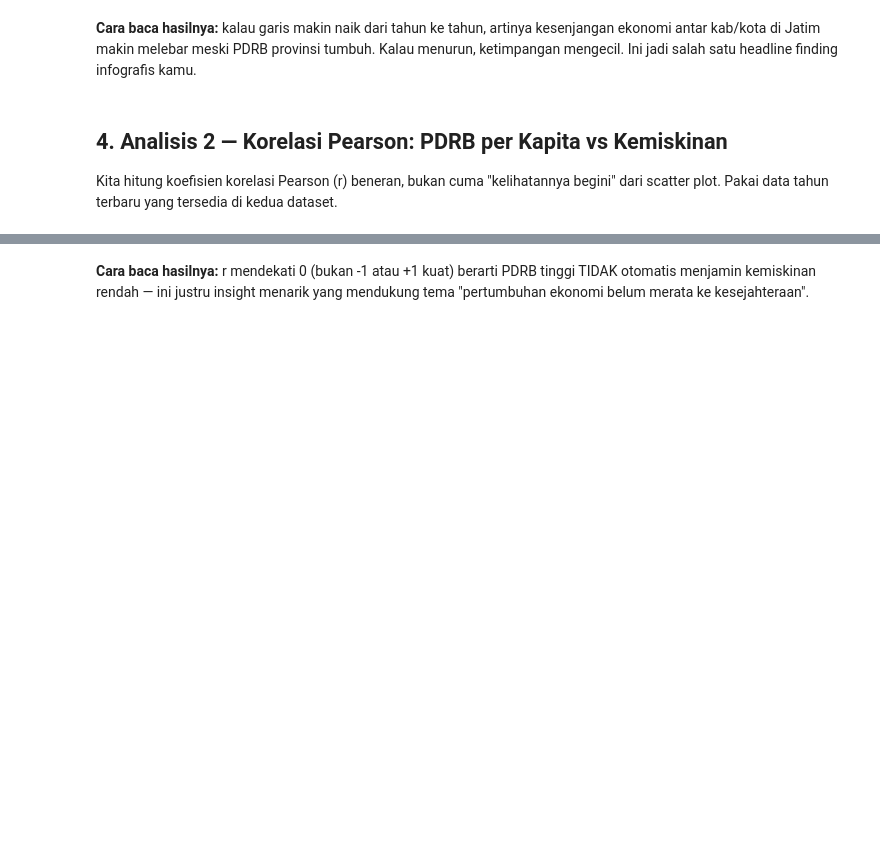
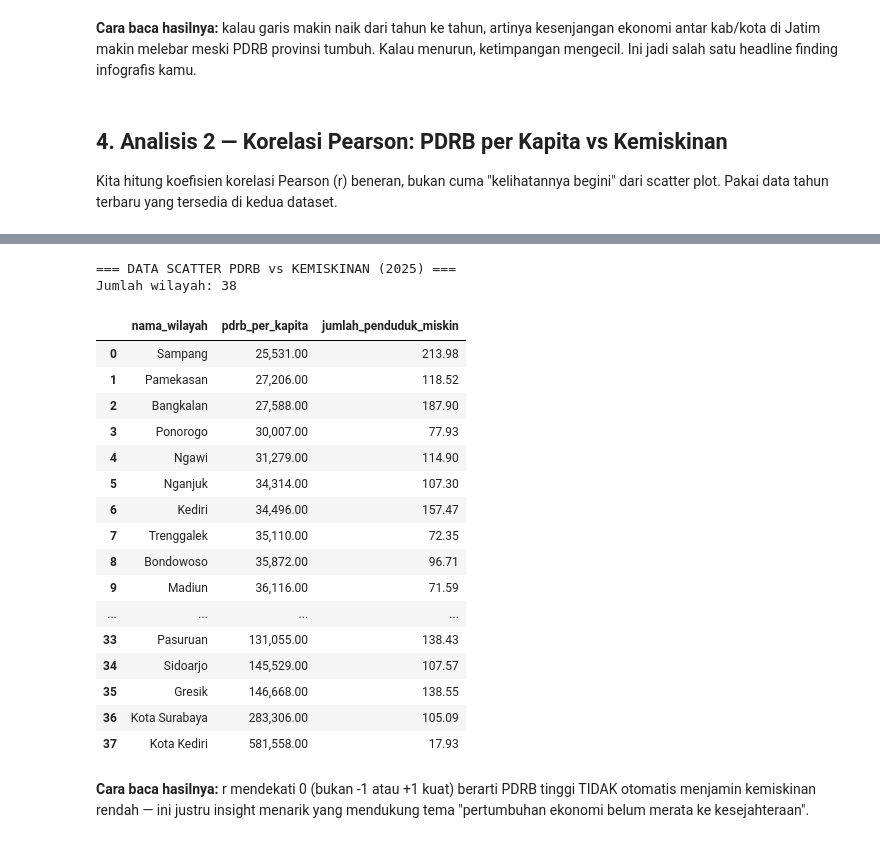
Before and after one commit to maylafzra/PKL-KOMINFO-NEW, a Jupyter notebook: analisis_infografis/infografis_1_ketimpangan_ekonomi/analisis_ketimpangan_ekonomi.ipynb, the cells around one changed output, grey strips where cells are left out. Cells and saved outputs as stored; diff of their text form; code cells hidden in the pictures; blank space fills up the shorter version.

```diff
--- a/analisis_infografis/infografis_1_ketimpangan_ekonomi/analisis_ketimpangan_ekonomi.ipynb
+++ b/analisis_infografis/infografis_1_ketimpangan_ekonomi/analisis_ketimpangan_ekonomi.ipynb
@@ -645,3 +864,50 @@ Bonus — Korelasi PDRB per Kapita vs TPT: r = 0.240, p = 0.1459
+# %%
+# ============================================================
+# TABEL DATA UNTUK SCATTER PLOT
+# ============================================================
+
+tahun_terbaru = df["tahun"].max()
+
+df_latest = (
+    df[df["tahun"] == tahun_terbaru]
+    .dropna(subset=["pdrb_per_kapita", "jumlah_penduduk_miskin"])
+    .copy()
+)
+
+# Ambil kolom yang dibutuhkan untuk scatter
+tabel_scatter = df_latest[
+    ["nama_wilayah", "pdrb_per_kapita", "jumlah_penduduk_miskin"]
+].copy()
+
+# Urutkan berdasarkan PDRB per kapita
+tabel_scatter = tabel_scatter.sort_values(
+    "pdrb_per_kapita"
+).reset_index(drop=True)
+
+print(f"=== DATA SCATTER PDRB vs KEMISKINAN ({tahun_terbaru}) ===")
+print(f"Jumlah wilayah: {len(tabel_scatter)}")
+
+display(tabel_scatter)
+# %% [output]
+=== DATA SCATTER PDRB vs KEMISKINAN (2025) ===
+Jumlah wilayah: 38
+|  | nama_wilayah | pdrb_per_kapita | jumlah_penduduk_miskin |
+| 0 | Sampang | 25,531.00 | 213.98 |
+| 1 | Pamekasan | 27,206.00 | 118.52 |
+| 2 | Bangkalan | 27,588.00 | 187.90 |
+| 3 | Ponorogo | 30,007.00 | 77.93 |
+| 4 | Ngawi | 31,279.00 | 114.90 |
+| 5 | Nganjuk | 34,314.00 | 107.30 |
+| 6 | Kediri | 34,496.00 | 157.47 |
+| 7 | Trenggalek | 35,110.00 | 72.35 |
+| 8 | Bondowoso | 35,872.00 | 96.71 |
+| 9 | Madiun | 36,116.00 | 71.59 |
+| ... | ... | ... | ... |
+| 33 | Pasuruan | 131,055.00 | 138.43 |
+| 34 | Sidoarjo | 145,529.00 | 107.57 |
+| 35 | Gresik | 146,668.00 | 138.55 |
+| 36 | Kota Surabaya | 283,306.00 | 105.09 |
+| 37 | Kota Kediri | 581,558.00 | 17.93 |
 # %% [markdown]
 **Cara baca hasilnya:** r mendekati 0 (bukan -1 atau +1 kuat) berarti PDRB tinggi TIDAK otomatis menjamin kemiskinan rendah — ini justru insight menarik yang mendukung tema "pertumbuhan ekonomi belum merata ke kesejahteraan".
 # %% [markdown]
```
Also changed, not shown: parts of 6 cells of this notebook, 6 other files.
